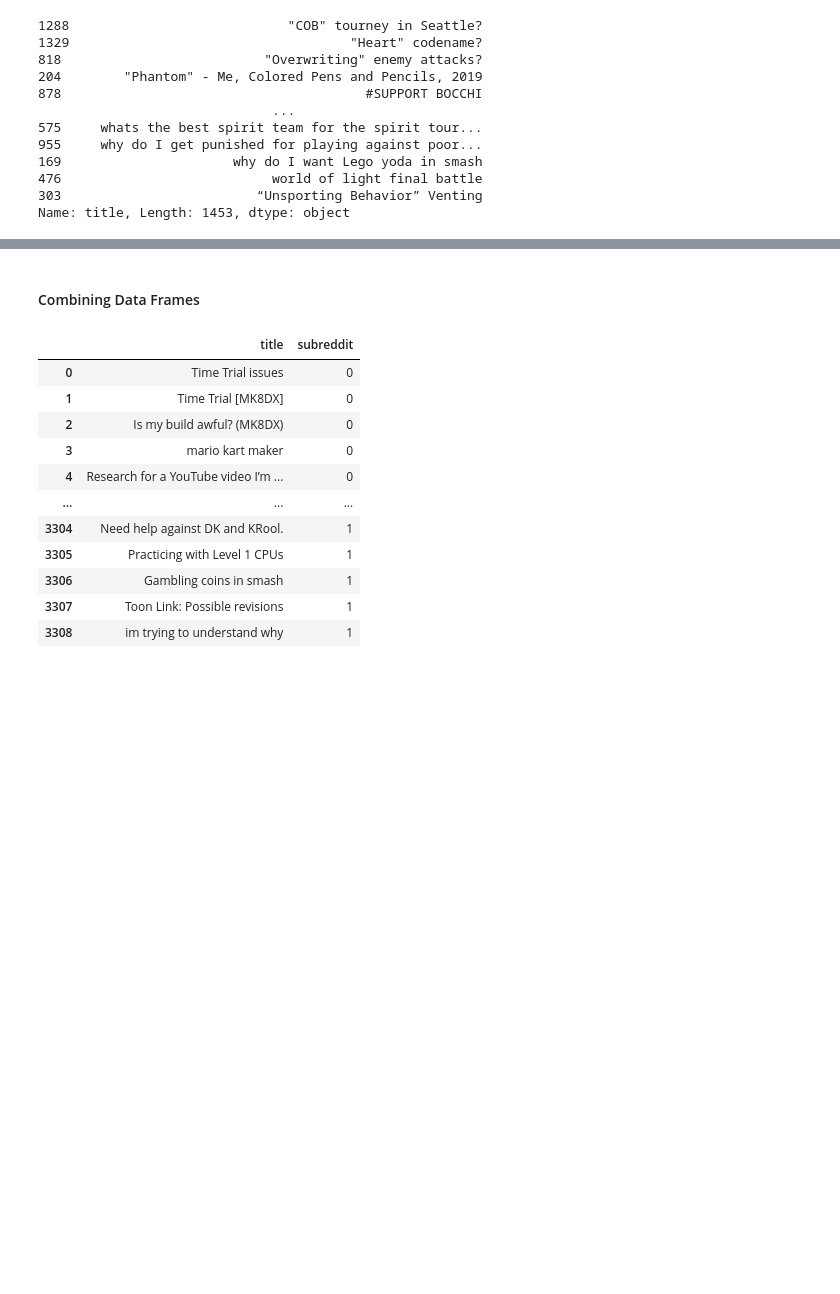
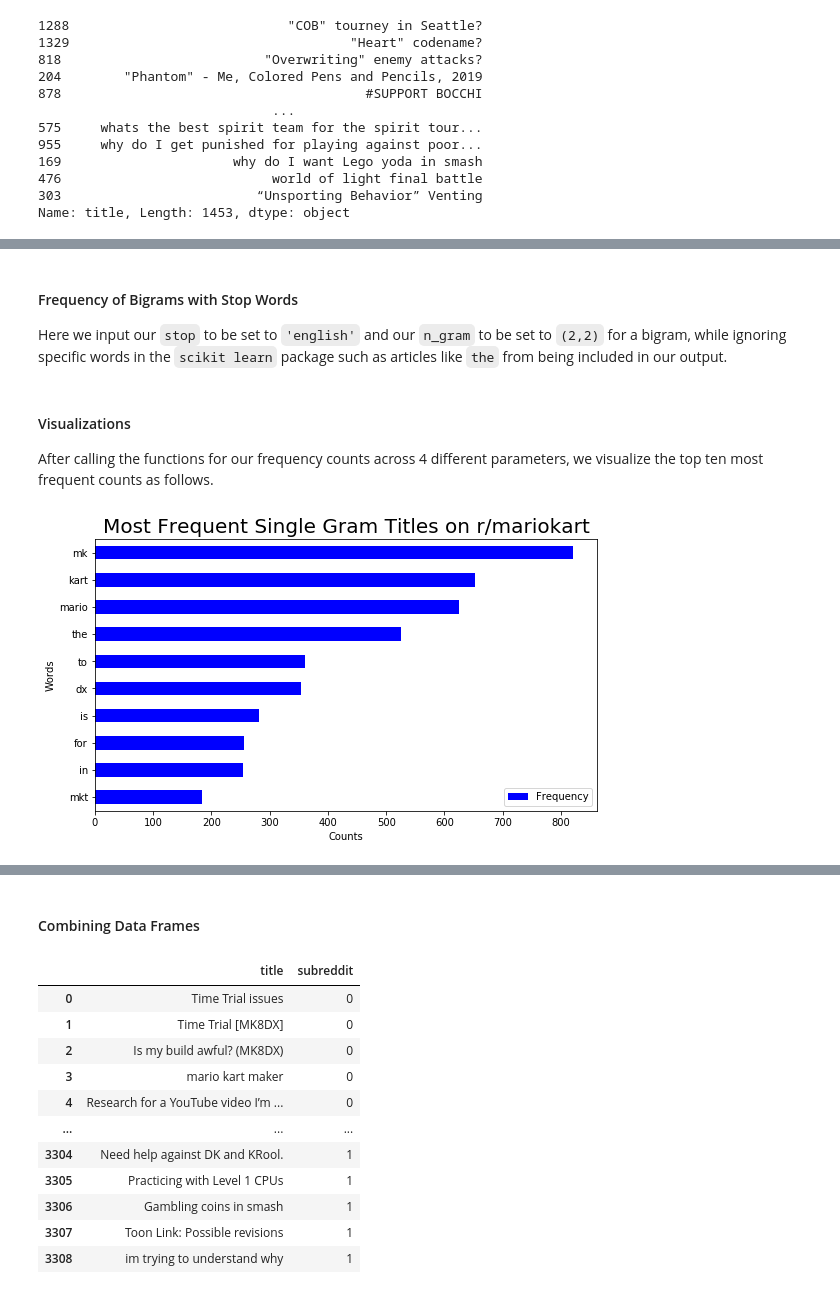
Before and after one commit to kellywu218/Reddit_NLP, a Jupyter notebook: code/project_code.ipynb, the cells around one changed output, grey strips where cells are left out. Drawn from its saved outputs; the diff is of its cells as text; code cells hidden in the pictures; blank space fills up the shorter version.

```diff
--- a/code/project_code.ipynb
+++ b/code/project_code.ipynb
@@ -198,3 +210,0 @@ cvec = CountVectorizer()
-# %%
-mario_kart_features = cvec.fit_transform(mario_kart_lem)
-smash_features = cvec.fit_transform(smash_lem)
@@ -500,0 +214,14 @@ Text(0, 0.5, 'Words')
+# %%
+# Worked with Despina
+
+def mk_word_frequency(stop = None, n_gram = (1,1)):
+    # Instantiate Count Vectorizer
+    cvec = CountVectorizer(stop_words = stop, ngram_range = n_gram)
+
+    # Create dataframe based on our previously lemmatized titles
+    cvec_df = pd.DataFrame(cvec.fit_transform(mario_kart_lem).toarray(),
+                           columns = cvec.get_feature_names())
+
+    # Sum up word occurences and sort them from most frequent to least
+    cvec_counts = cvec_df.sum().sort_values(ascending = False)
+    return cvec_counts
@@ -500,0 +241,2 @@ Text(0, 0.5, 'Words')
+# %%
+mk_single = mk_word_frequency()
@@ -500,0 +259,3 @@ Text(0, 0.5, 'Words')
+# %% [markdown]
+#### Frequency of Bigrams with Stop Words
+Here we input our `stop` to be set to `'english'` and our `n_gram` to be set to `(2,2)` for a bigram, while ignoring specific words in the `scikit learn` package such as articles like `the` from being included in our output.
@@ -500,0 +266,18 @@ Text(0, 0.5, 'Words')
+# %% [markdown]
+#### Visualizations
+After calling the functions for our frequency counts across 4 different parameters, we visualize the top ten most frequent counts as follows.
+# %%
+mario_kart_single_frequency = pd.DataFrame(data = mk_single,
+                                           columns = ['Frequency'])
+
+top_10_single = mario_kart_single_frequency.head(10)
+
+top_10_single.sort_values(by = 'Frequency', ascending = True).plot(kind = 'barh',
+                                                                  color = 'blue',
+                                                                  figsize = (9,5))
+
+plt.title('Most Frequent Single Gram Titles on r/mariokart',size = 20)
+plt.xlabel('Counts', size = 10)
+plt.ylabel('Words', size = 10);
+# %% [output]
+[figure, added]
```
Also changed, not shown: parts of 197 cells of this notebook, 1 other file.
